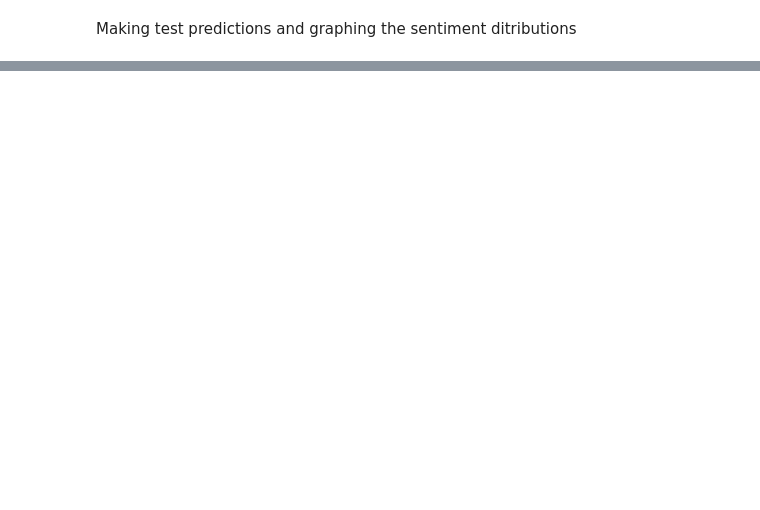
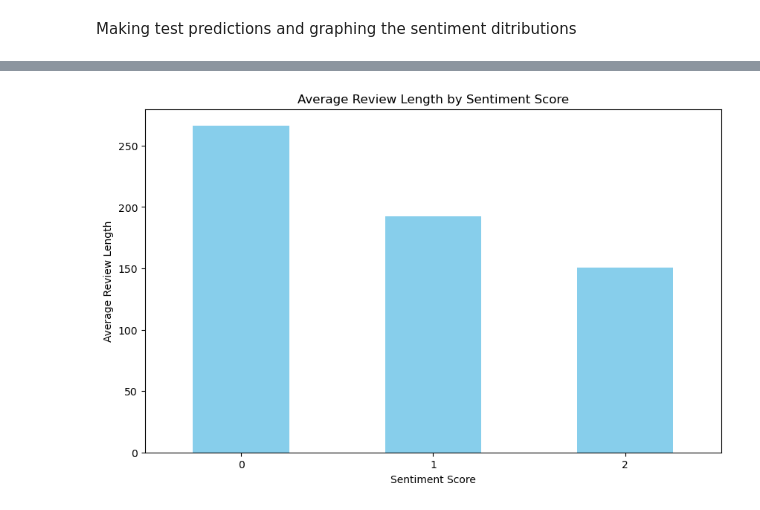
Before and after one commit to lethal254/sentiment_analysis, a Jupyter notebook: main.ipynb, the cells around one changed output, grey strips where cells are left out. Cells and saved outputs as stored; diff of their text form; code cells hidden in the pictures; blank space fills up the shorter version.

```diff
--- a/main.ipynb
+++ b/main.ipynb
@@ -460,0 +470,14 @@ plt.show()
+# %%
+# Calculate the average review length for each sentiment score
+average_length_per_sentiment = data.groupby('sentiment_score')['length'].mean()
+
+# Plotting the bar chart
+plt.figure(figsize=(10, 6))
+average_length_per_sentiment.plot(kind='bar', color='skyblue')
+plt.title('Average Review Length by Sentiment Score')
+plt.xlabel('Sentiment Score')
+plt.ylabel('Average Review Length')
+plt.xticks(rotation=0)
+plt.show()
+# %% [output]
+[figure, added]
```
Also changed, not shown: parts of 13 cells of this notebook, 3 other files.
